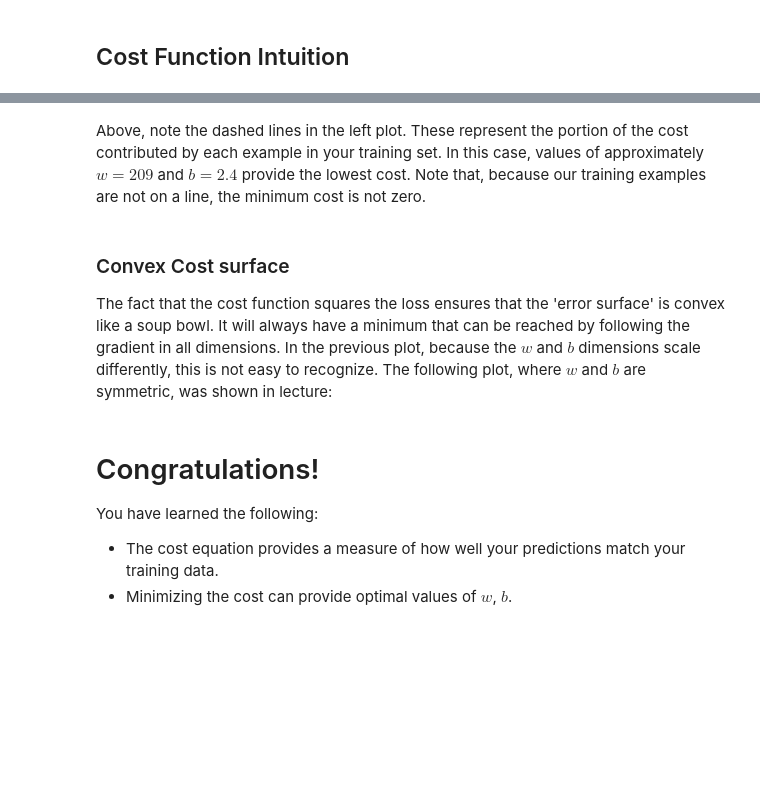
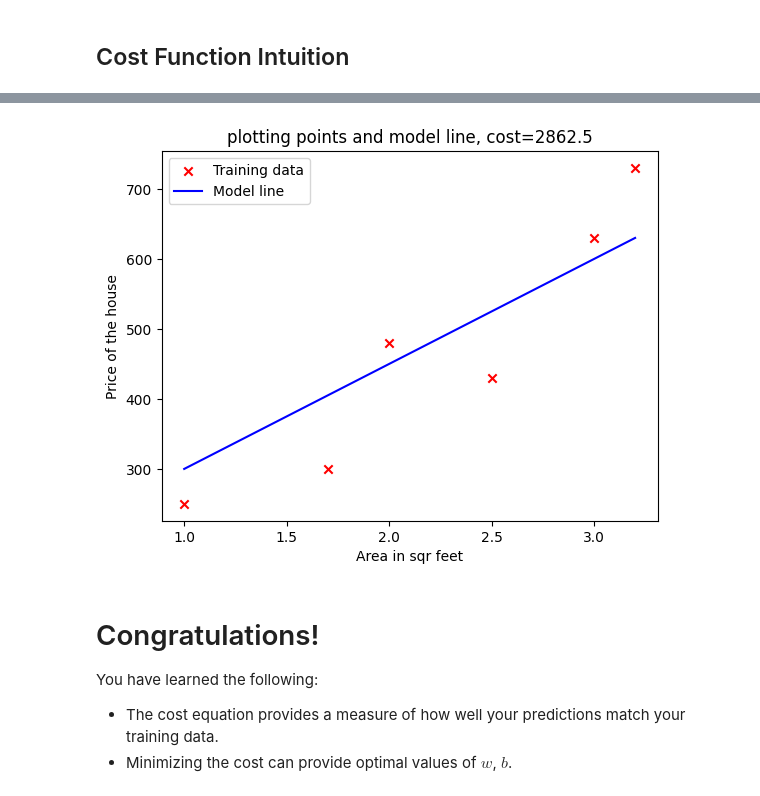
Before and after one commit to akhreiss/ML_NG, a Jupyter notebook: ML_NG_C1_W1_Lab03_Cost_function_Soln.ipynb, the cells around one changed output, grey strips where cells are left out. Drawn from its saved outputs; the diff is of its cells as text; code cells hidden in the pictures; blank space fills up the shorter version.

```diff
--- a/ML_NG_C1_W1_Lab03_Cost_function_Soln.ipynb
+++ b/ML_NG_C1_W1_Lab03_Cost_function_Soln.ipynb
@@ -17,10 +17,10 @@ In this lab we will make use of:
 - local plotting routines in the lab_utils_uni.py file in the local directory
 # %%
 import numpy as np
-%matplotlib widget
+#%matplotlib widget
 import matplotlib.pyplot as plt
-from lab_utils_uni import plt_intuition, plt_stationary, plt_update_onclick, soup_bowl
-plt.style.use('./deeplearning.mplstyle')
+#from lab_utils_uni import plt_intuition, plt_stationary, plt_update_onclick, soup_bowl
+#plt.style.use('./deeplearning.mplstyle')
 # %% [markdown]
 ## Problem Statement
 
@@ -82,2 +57,14 @@ def compute_cost(x, y, w, b):
+# %%
+#we will write the function that calcutae the cost of the linear regression model, based on w and b
+def calculate_cost(x, y, w, b):
+  m = x_train.shape[0]
+  cost_sum = 0
+  for i in range(m):
+    cost = ((w*x[i] + b) - y[i])**2
+    cost_sum = cost_sum + cost
+
+  total_cost = (1/(2*m))*cost_sum
+
+  return total_cost
 # %% [markdown]
 ## Cost Function Intuition
@@ -119,5 +79,0 @@ updater = plt_update_onclick(fig, ax, x_train, y_train, dyn_items)
-# %% [markdown]
-Above, note the dashed lines in the left plot. These represent the portion of the cost contributed by each example in your training set. In this case, values of approximately $w=209$ and $b=2.4$ provide the lowest cost. Note that, because our training examples are not on a line, the minimum cost is not zero.
-# %% [markdown]
-### Convex Cost surface
-The fact that the cost function squares the loss ensures that the 'error surface' is convex like a soup bowl. It will always have a minimum that can be reached by following the gradient in all dimensions. In the previous plot, because the $w$ and $b$ dimensions scale differently, this is not easy to recognize. The following plot, where $w$ and $b$ are symmetric, was shown in lecture:
@@ -126,3 +80,18 @@ soup_bowl()
+# %%
+def plot_graph(x, y, w, b):
+  m = x_train.shape[0]
+  plt.xlabel('Area in sqr feet')
+  plt.ylabel('Price of the house')
+  plt.title('plotting points and model line, ' + 'cost=' + str(calculate_cost(x, y, w, b)))
+  plt.scatter(x, y, marker = 'x', c = 'r')
+  plt.plot(x, w*x + b, 'b-')
+  plt.legend(['Training data', 'Model line'])
+  plt.show()
+# %%
+#you can change thw w and b everytime to see how the line changes
+plot_graph(x_train, y_train, 150, 150)
+# %% [output]
+[figure, added]
 # %% [markdown]
 # Congratulations!
 You have learned the following:
```
Also changed, not shown: parts of 10 cells of this notebook.
